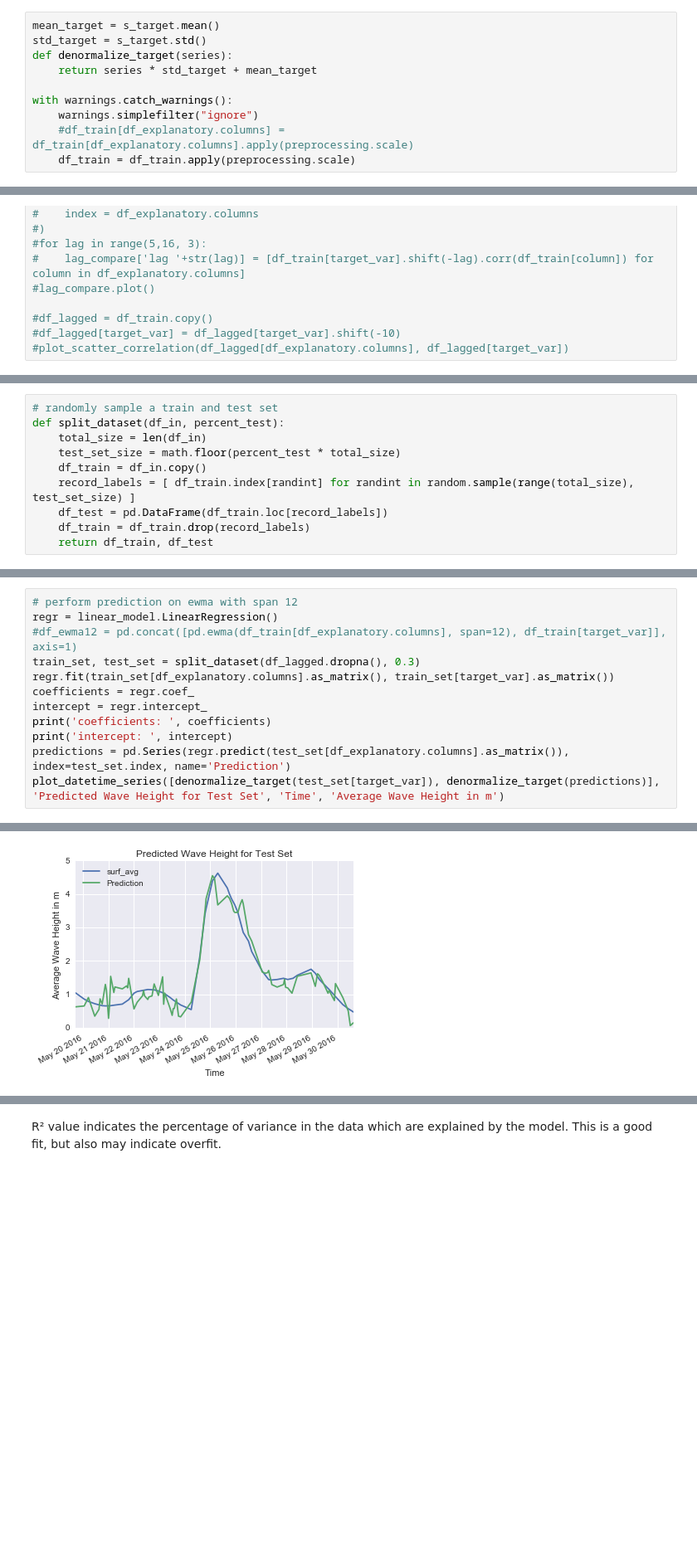
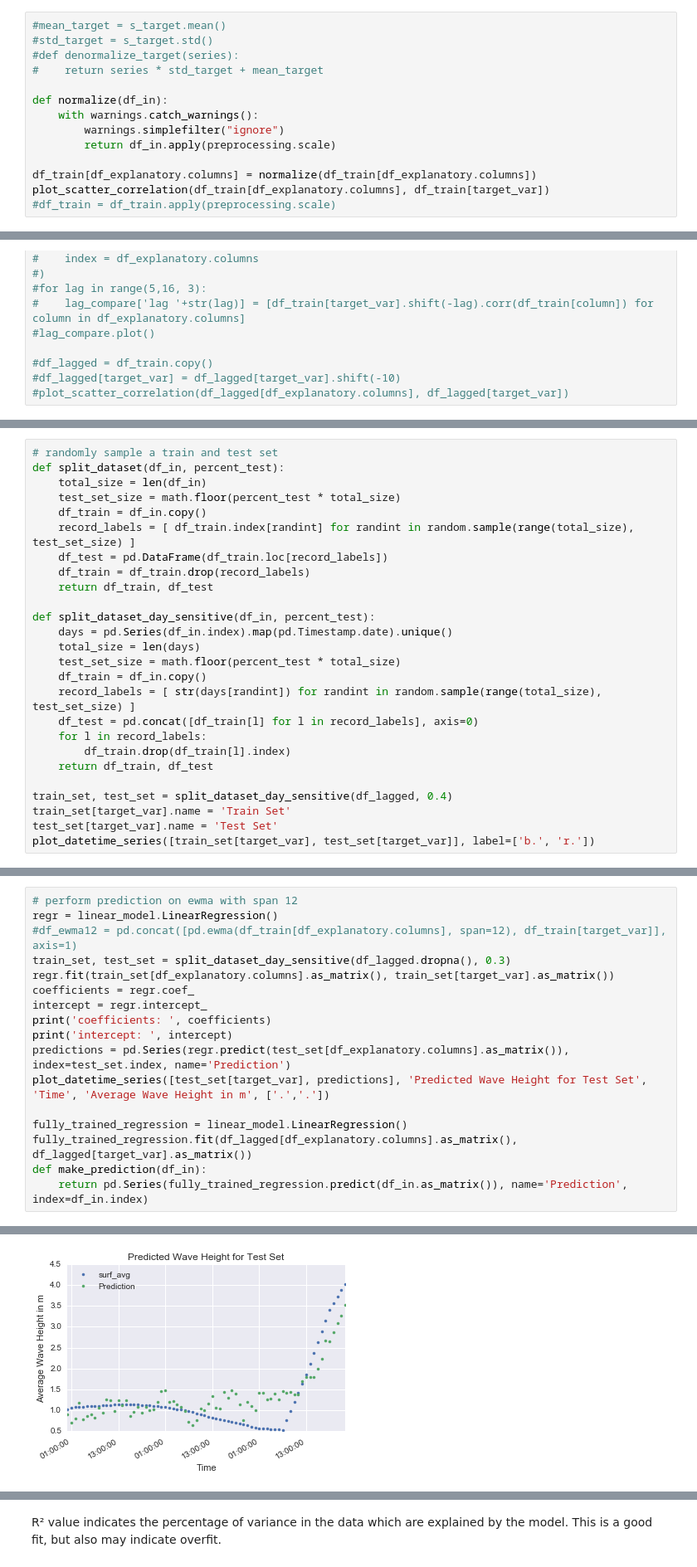
Before and after one commit to felix-last/wave-forecast, a Jupyter notebook: wave-forecast-prepare-data.ipynb, the cells around one changed output, grey strips where cells are left out. Shown: that part at 83% size. Saved outputs shown, nothing was run; the diff lists cells and outputs as text; blank space fills up the shorter version.

```diff
--- a/wave-forecast-prepare-data.ipynb
+++ b/wave-forecast-prepare-data.ipynb
@@ -225,12 +224,16 @@ dtype: int64
 # %% [markdown]
 # Normalization
 # %%
-mean_target = s_target.mean()
-std_target = s_target.std()
-def denormalize_target(series):
-    return series * std_target + mean_target
+#mean_target = s_target.mean()
+#std_target = s_target.std()
+#def denormalize_target(series):
+#    return series * std_target + mean_target
 
-with warnings.catch_warnings():
-    warnings.simplefilter("ignore")
-    #df_train[df_explanatory.columns] = df_train[df_explanatory.columns].apply(preprocessing.scale)
-    df_train = df_train.apply(preprocessing.scale)
+def normalize(df_in):
+    with warnings.catch_warnings():
+        warnings.simplefilter("ignore")
+        return df_in.apply(preprocessing.scale)
+
+df_train[df_explanatory.columns] = normalize(df_train[df_explanatory.columns])
+plot_scatter_correlation(df_train[df_explanatory.columns], df_train[target_var])
+#df_train = df_train.apply(preprocessing.scale)
@@ -321,3 +325,19 @@ def split_dataset(df_in, percent_test):
     df_test = pd.DataFrame(df_train.loc[record_labels])
     df_train = df_train.drop(record_labels)
     return df_train, df_test
+
+def split_dataset_day_sensitive(df_in, percent_test):
+    days = pd.Series(df_in.index).map(pd.Timestamp.date).unique()
+    total_size = len(days)
+    test_set_size = math.floor(percent_test * total_size)
+    df_train = df_in.copy()
+    record_labels = [ str(days[randint]) for randint in random.sample(range(total_size), test_set_size) ]
+    df_test = pd.concat([df_train[l] for l in record_labels], axis=0)
+    for l in record_labels:
+        df_train.drop(df_train[l].index)
+    return df_train, df_test
+
+train_set, test_set = split_dataset_day_sensitive(df_lagged, 0.4)
+train_set[target_var].name = 'Train Set'
+test_set[target_var].name = 'Test Set'
+plot_datetime_series([train_set[target_var], test_set[target_var]], label=['b.', 'r.'])
@@ -341,12 +363,17 @@ coefficients:  [ 0.03900068  0.60341983  0.61739311  0.25198893]
 # perform prediction on ewma with span 12
 regr = linear_model.LinearRegression()
 #df_ewma12 = pd.concat([pd.ewma(df_train[df_explanatory.columns], span=12), df_train[target_var]], axis=1)
-train_set, test_set = split_dataset(df_lagged.dropna(), 0.3)
+train_set, test_set = split_dataset_day_sensitive(df_lagged.dropna(), 0.3)
 regr.fit(train_set[df_explanatory.columns].as_matrix(), train_set[target_var].as_matrix())
 coefficients = regr.coef_
 intercept = regr.intercept_
 print('coefficients: ', coefficients)
 print('intercept: ', intercept)
 predictions = pd.Series(regr.predict(test_set[df_explanatory.columns].as_matrix()), index=test_set.index, name='Prediction')
-plot_datetime_series([denormalize_target(test_set[target_var]), denormalize_target(predictions)], 'Predicted Wave Height for Test Set', 'Time', 'Average Wave Height in m')
+plot_datetime_series([test_set[target_var], predictions], 'Predicted Wave Height for Test Set', 'Time', 'Average Wave Height in m', ['.','.'])
+
+fully_trained_regression = linear_model.LinearRegression()
+fully_trained_regression.fit(df_lagged[df_explanatory.columns].as_matrix(), df_lagged[target_var].as_matrix())
+def make_prediction(df_in):
+    return pd.Series(fully_trained_regression.predict(df_in.as_matrix()), name='Prediction', index=df_in.index)
 # %% [output]
@@ -355,2 +382,2 @@ intercept:  0.0636736306
-[figure, old version]
+[figure, new version]
 # %%
```
Also changed, not shown: parts of 20 cells of this notebook, 1 other file.
